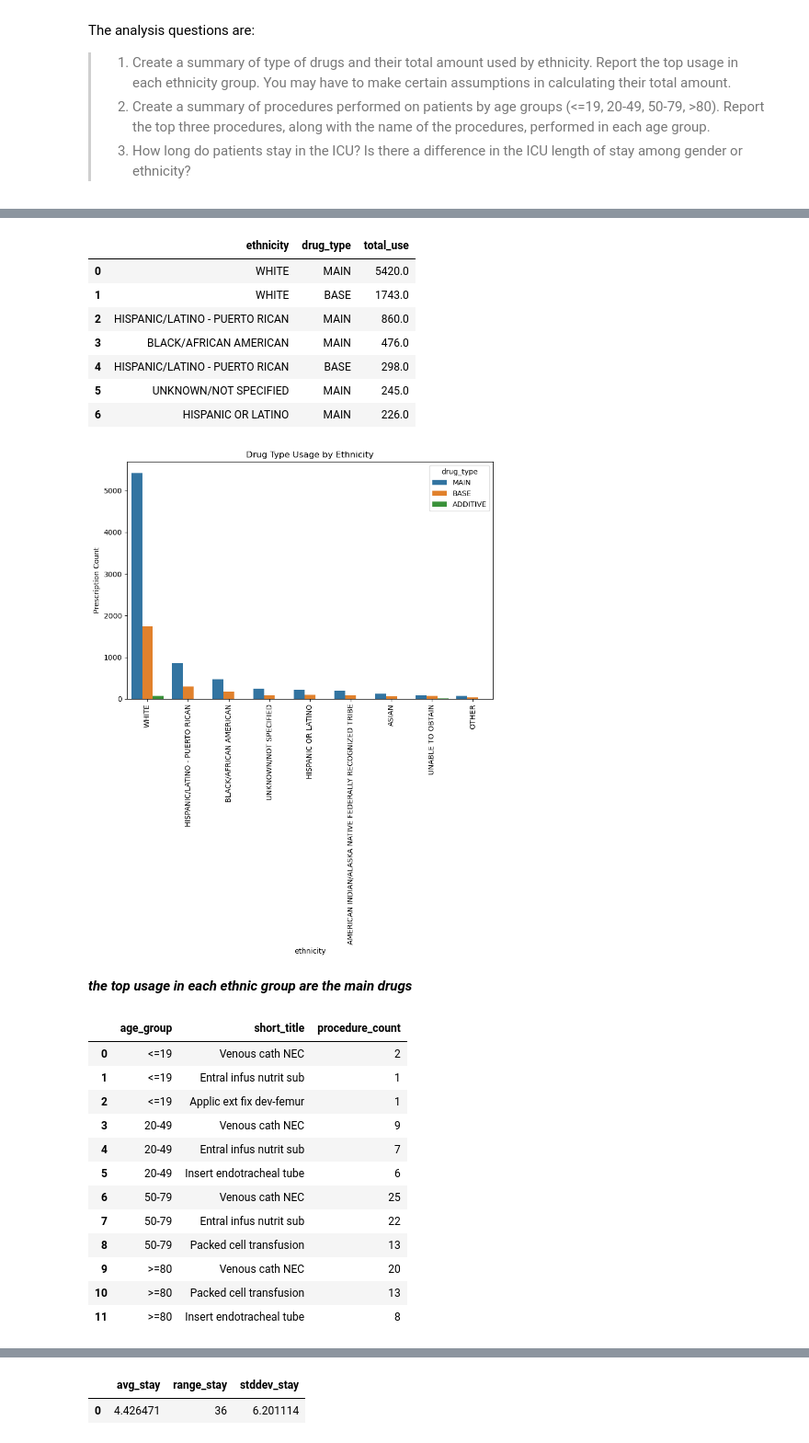
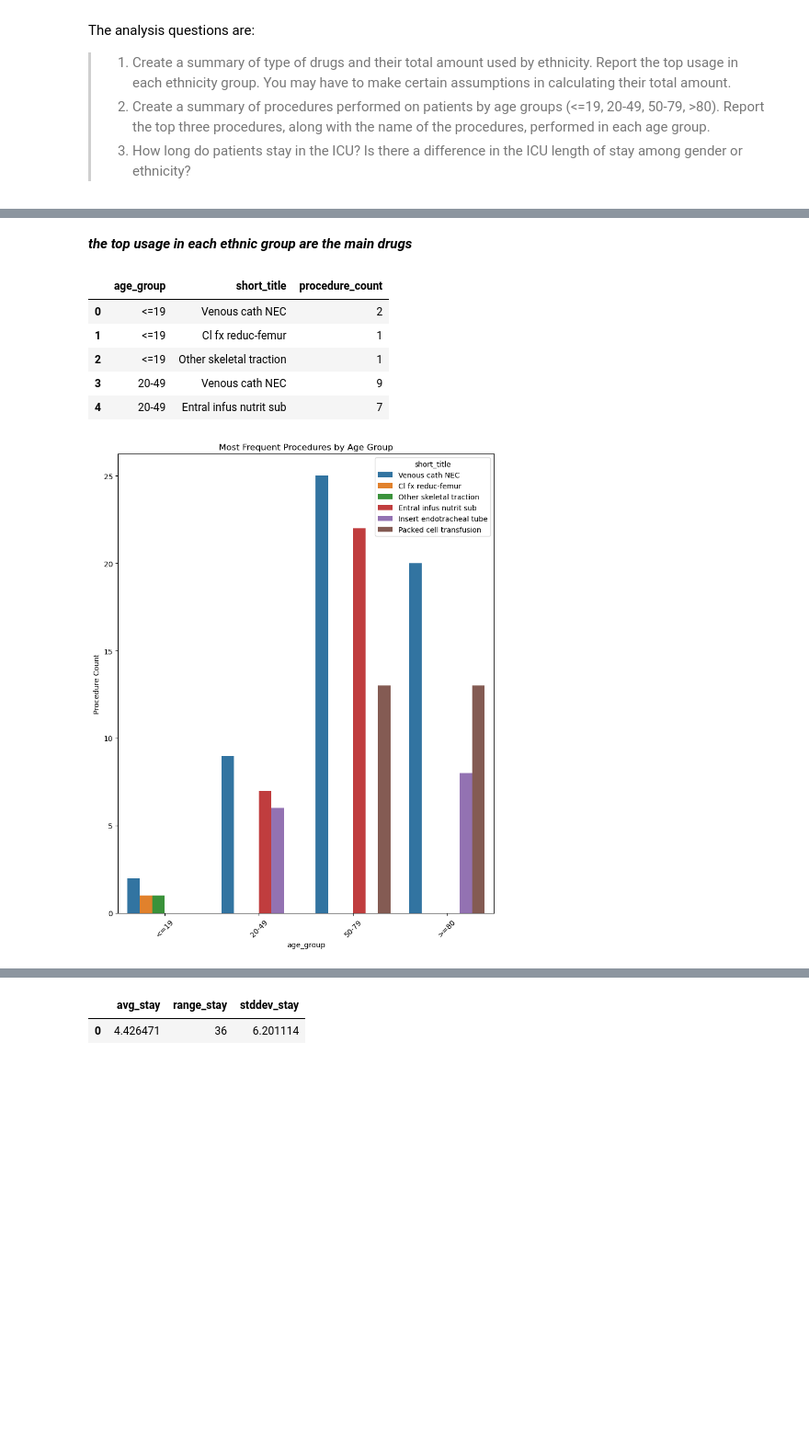
Before and after one commit to caranugent/DE300, a Jupyter notebook: Homework 02/notebooks/Homework_02.ipynb, the cells around one changed output, grey strips where cells are left out. Shown at 92% size. Drawn from its saved outputs; the diff is of its cells as text; code cells hidden in the pictures; blank space fills up the shorter version.

```diff
--- a/Homework 02/notebooks/Homework_02.ipynb
+++ b/Homework 02/notebooks/Homework_02.ipynb
@@ -91,35 +125,3 @@ conn.sql(
-# %%
-# Find usage by ethnicity:
-df1 = conn.sql(
-    """
-    SELECT ethnicity, drug_type, SUM(count) as total_use FROM QUESTION01
-    WHERE drug_type IS NOT NULL
-    GROUP BY ethnicity, drug_type
-    ORDER BY total_use DESC
-    """
-    ).df()
-
-# first several lines of resulting table:
-display(df1.head(7))
-
-# plot bar chart:
-plt.figure(figsize=(8, 10))
-sns.barplot(data=df1, x='ethnicity', y='total_use', hue='drug_type')
-plt.title("Drug Type Usage by Ethnicity")
-plt.xticks(rotation=90)
-plt.ylabel("Prescription Count")
-plt.tight_layout()
-plt.show()
-# %% [output]
-|  | ethnicity | drug_type | total_use |
-| 0 | WHITE | MAIN | 5420.0 |
-| 1 | WHITE | BASE | 1743.0 |
-| 2 | HISPANIC/LATINO - PUERTO RICAN | MAIN | 860.0 |
-| 3 | BLACK/AFRICAN AMERICAN | MAIN | 476.0 |
-| 4 | HISPANIC/LATINO - PUERTO RICAN | BASE | 298.0 |
-| 5 | UNKNOWN/NOT SPECIFIED | MAIN | 245.0 |
-| 6 | HISPANIC OR LATINO | MAIN | 226.0 |
-[figure, removed]
 # %% [markdown]
 ***the top usage in each ethnic group are the main drugs***
 # %%
@@ -166,44 +168,59 @@ conn.sql(
     """
 )
 # %%
+# look at different age groups and procedures from tables
+raw2 = conn.sql(
+    """
+    SELECT
+        short_title,
+        age_group,
+    FROM QUESTION02
+    """
+).df()
+
+# raw2.head(10)
+
 # get the top three procedures per age group:
 df2 = conn.execute(
     """
     WITH procedures_by_age_group AS (
         SELECT age_group, short_title, COUNT(*) AS procedure_count
         FROM QUESTION02
         GROUP BY age_group, short_title
     ),
     ranked AS (
         SELECT *, ROW_NUMBER() OVER (PARTITION BY age_group ORDER BY procedure_count DESC) AS rank
         FROM procedures_by_age_group
     )
     SELECT age_group, short_title, procedure_count
     FROM ranked
     WHERE rank <= 3
     ORDER BY
         CASE age_group
             WHEN '<=19' THEN 1
             WHEN '20-49' THEN 2
             WHEN '50-79' THEN 3
             WHEN '>=80' THEN 4
             ELSE 6
         END,
         procedure_count DESC
 """).df()
 
-display(df2)
+display(df2.head())
+
+# plot bar chart
+plt.figure(figsize=(8, 10))
+sns.barplot(data=df2, x='age_group', y='procedure_count', hue='short_title', order = ["<=19", "20-49", "50-79", ">=80"])
+plt.title("Most Frequent Procedures by Age Group")
+plt.xticks(rotation=45)
+plt.ylabel("Procedure Count")
+plt.tight_layout()
+plt.show()
 # %% [output]
 |  | age_group | short_title | procedure_count |
 | 0 | <=19 | Venous cath NEC | 2 |
-| 1 | <=19 | Entral infus nutrit sub | 1 |
-| 2 | <=19 | Applic ext fix dev-femur | 1 |
+| 1 | <=19 | Cl fx reduc-femur | 1 |
+| 2 | <=19 | Other skeletal traction | 1 |
 | 3 | 20-49 | Venous cath NEC | 9 |
 | 4 | 20-49 | Entral infus nutrit sub | 7 |
-| 5 | 20-49 | Insert endotracheal tube | 6 |
-| 6 | 50-79 | Venous cath NEC | 25 |
-| 7 | 50-79 | Entral infus nutrit sub | 22 |
-| 8 | 50-79 | Packed cell transfusion | 13 |
-| 9 | >=80 | Venous cath NEC | 20 |
-| 10 | >=80 | Packed cell transfusion | 13 |
-| 11 | >=80 | Insert endotracheal tube | 8 |
+[figure, added]
```
Also changed, not shown: parts of 24 cells of this notebook, 15 other files.
